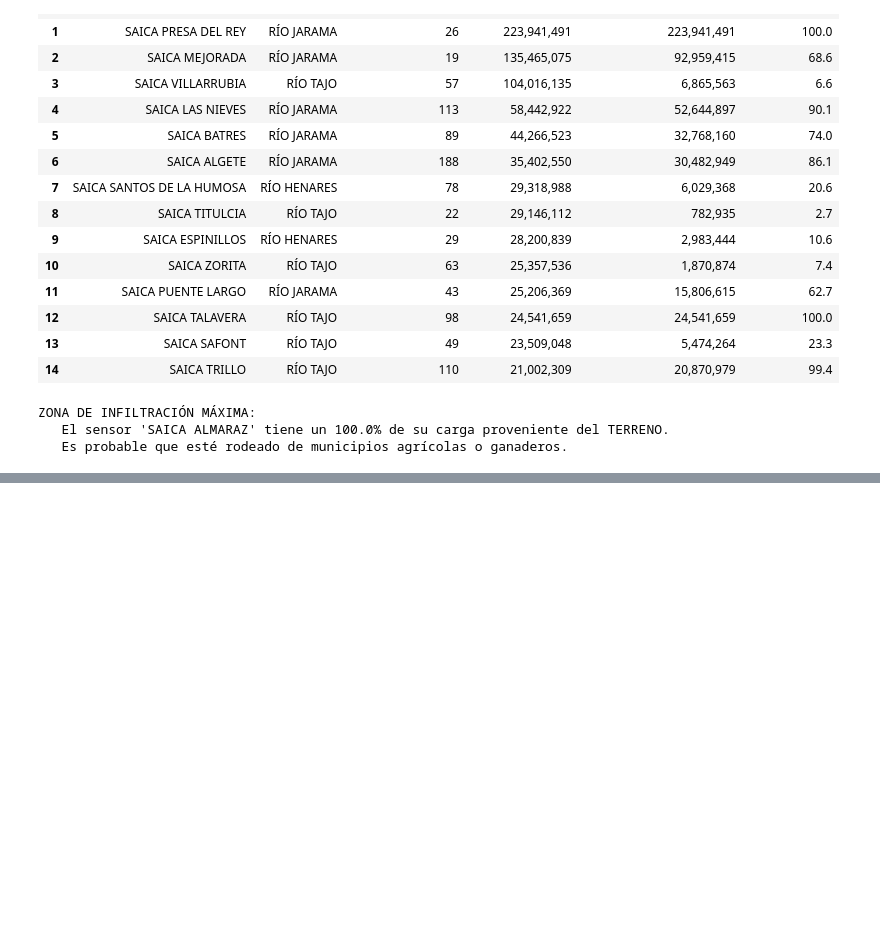
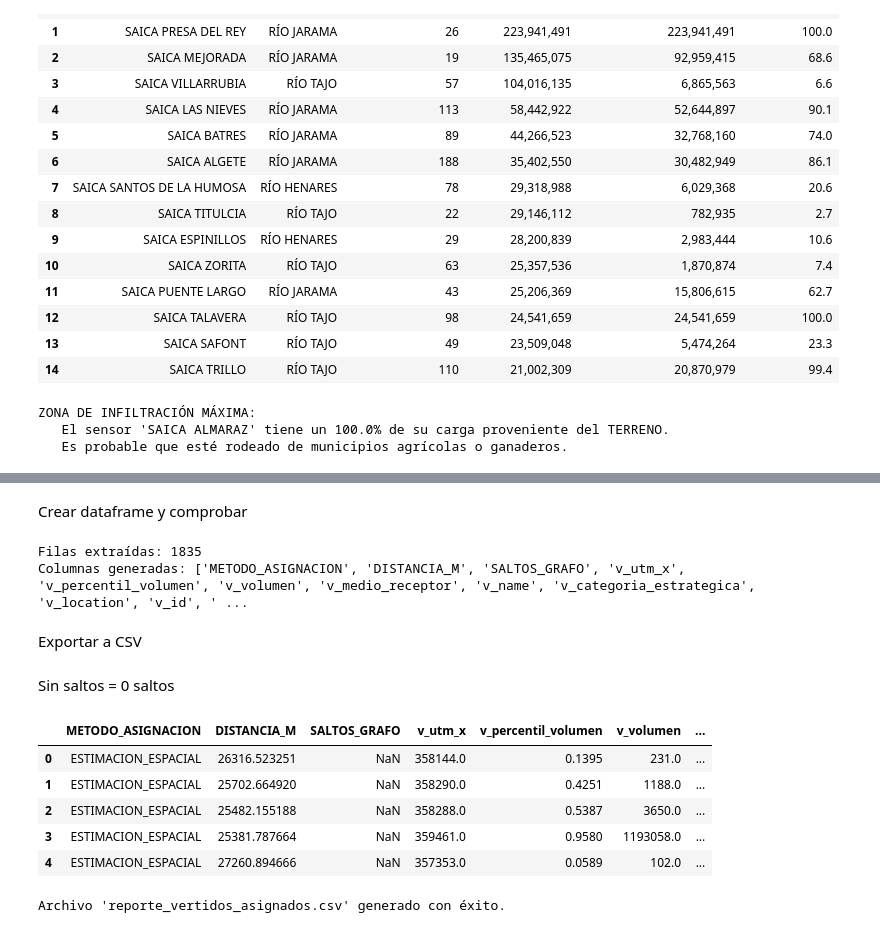
Before and after one commit to theDuoXu/Project-Stalker, a Jupyter notebook: notebooks/Censo de autorizados a verter.ipynb, the cells around one changed output, grey strips where cells are left out. Cells and saved outputs as stored; diff of their text form; code cells hidden in the pictures; blank space fills up the shorter version.

```diff
--- a/notebooks/Censo de autorizados a verter.ipynb
+++ b/notebooks/Censo de autorizados a verter.ipynb
@@ -409,0 +432,3 @@ Cálculos y geometría UTM generados correctamente.
+# %%
+df_rio['geometry'] = df_rio['geometry'].apply(wkt.loads)
+gdf_rio = gpd.GeoDataFrame(df_rio, geometry='geometry')
@@ -409,0 +437,2 @@ Cálculos y geometría UTM generados correctamente.
+# %%
+gdf_rio.set_crs(epsg=25830, inplace=True)
@@ -3099,0 +3209,57 @@ ZONA DE INFILTRACIÓN MÁXIMA:
+# %%
+data_list = []
+
+with GraphDatabase.driver(URI, auth=AUTH) as driver:
+    result = driver.execute_query(query_exportacion)
+
+    # Procesamos cada fila para aplanar los diccionarios
+    for record in result.records:
+        row = {}
+
+        # Datos de cruce (Metadatos)
+        row['METODO_ASIGNACION'] = record['metodo_cruce']
+        row['DISTANCIA_M'] = record['distancia_lineal_metros']
+        row['SALTOS_GRAFO'] = record['saltos_topologicos']
+
+        # Aplanamos VERTIDO (Prefijo v_)
+        v_props = record['vertido_props']
+        for key, value in v_props.items():
+            row[f'v_{key}'] = value
+
+        # Aplanamos SENSOR (Prefijo s_)
+        s_props = record['sensor_props']
+        # Manejo de caso borde: si por alguna razón no hubiera sensor (raro con el Plan B)
+        if s_props:
+            for key, value in s_props.items():
+                row[f's_{key}'] = value
+
+        data_list.append(row)
+# %% [markdown]
+Crear dataframe y comprobar
+# %%
+df = pd.DataFrame(data_list)
+
+print(f"Filas extraídas: {len(df)}")
+print("Columnas generadas:", df.columns.tolist())
+# %% [output]
+Filas extraídas: 1835
+Columnas generadas: ['METODO_ASIGNACION', 'DISTANCIA_M', 'SALTOS_GRAFO', 'v_utm_x', 'v_percentil_volumen', 'v_volumen', 'v_medio_receptor', 'v_name', 'v_categoria_estrategica', 'v_location', 'v_id', ' ...
+# %% [markdown]
+Exportar a CSV
+# %% [markdown]
+Sin saltos = 0 saltos
+# %%
+df['SALTOS_GRAFO'].fillna(0)
+df.head()
+# %% [output]
+|  | METODO_ASIGNACION | DISTANCIA_M | SALTOS_GRAFO | v_utm_x | v_percentil_volumen | v_volumen | ... |
+| 0 | ESTIMACION_ESPACIAL | 26316.523251 | NaN | 358144.0 | 0.1395 | 231.0 | ... |
+| 1 | ESTIMACION_ESPACIAL | 25702.664920 | NaN | 358290.0 | 0.4251 | 1188.0 | ... |
+| 2 | ESTIMACION_ESPACIAL | 25482.155188 | NaN | 358288.0 | 0.5387 | 3650.0 | ... |
+| 3 | ESTIMACION_ESPACIAL | 25381.787664 | NaN | 359461.0 | 0.9580 | 1193058.0 | ... |
+| 4 | ESTIMACION_ESPACIAL | 27260.894666 | NaN | 357353.0 | 0.0589 | 102.0 | ... |
+# %%
+df.to_csv(output_dir + "reporte_vertidos_asignados.csv", index=False, sep=';')
+print("Archivo 'reporte_vertidos_asignados.csv' generado con éxito.")
+# %% [output]
+Archivo 'reporte_vertidos_asignados.csv' generado con éxito.
```
Also changed, not shown: parts of 25 cells of this notebook.
